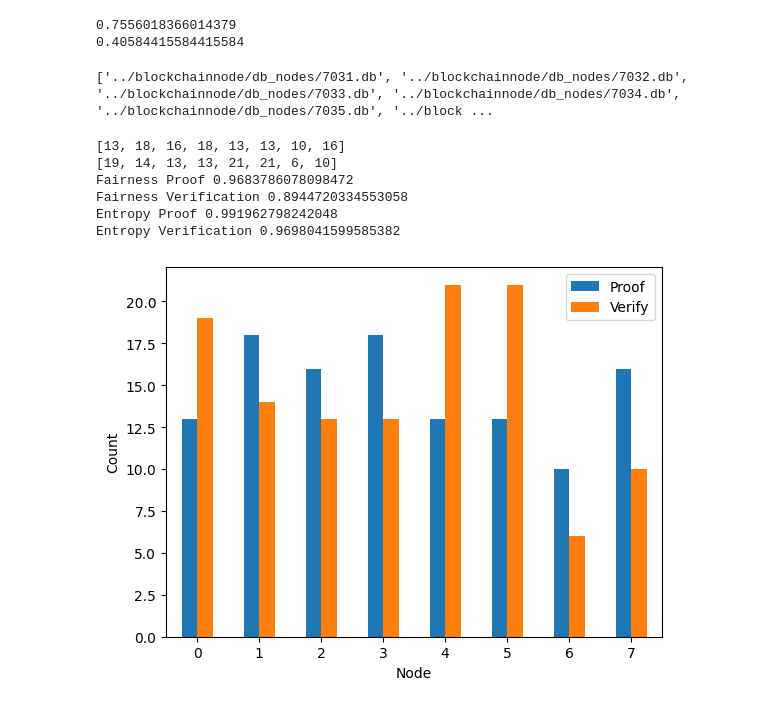
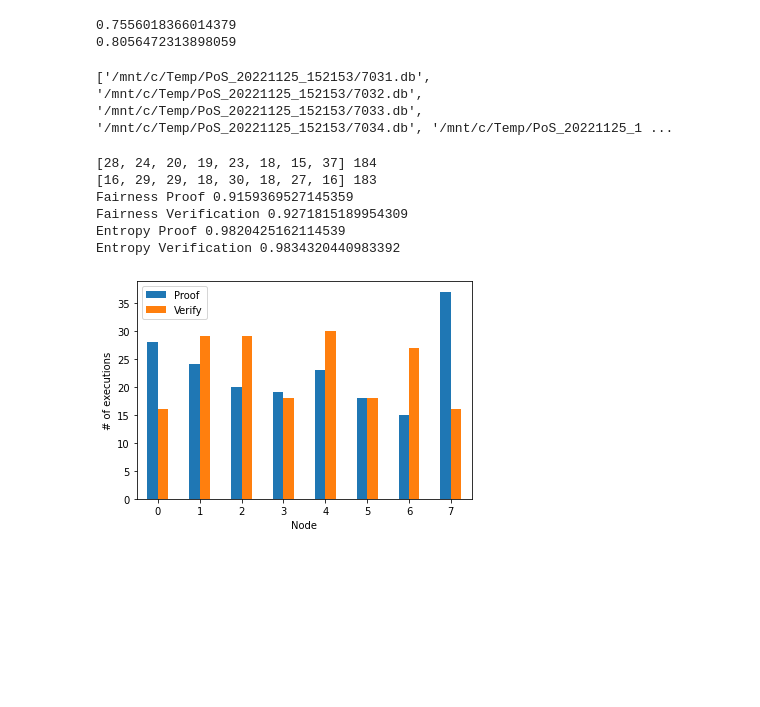
Before and after one commit to JunwookHeo/bcsos, a Jupyter notebook: python_utils/VisualPoS.ipynb, the cells around one changed output. Saved outputs shown, nothing was run; the diff lists cells and outputs as text; code cells hidden in the pictures; blank space fills up the shorter version.

```diff
--- a/python_utils/VisualPoS.ipynb
+++ b/python_utils/VisualPoS.ipynb
@@ -40,7 +40,7 @@ def entropynorm(values):
     dpi = math.log2(num)
     return - npi/dpi
 
-def fairness(values):
+def fairnessnorm(values):
     vs = np.array(values)
     num = vs.size
 
@@ -48,7 +48,10 @@ def fairness(values):
     npi = npi**2
     dpi = np.square(vs).sum()
     dpi = dpi*num
-    return npi/dpi
+
+    fn = (npi/dpi - 1/num) / (1 - 1/num)
+
+    return fn
 
 values_list = [
                 [0.1, 0.1, 0.1, 0.1, 0.1, 0.1, 0.1, 0.1, 0.1, 0.1],
@@ -57,56 +60,57 @@ values_list = [
                 ]
 
 print(entropynorm(values_list[2]))
-print(fairness(values_list[2]))
+print(fairnessnorm(values_list[1]))
 # %% [output]
 0.7556018366014379
-0.40584415584415584
+0.8056472313898059
 # %%
 import os
 
-PATH = "../blockchainnode/db_nodes"
+#PATH = "../blockchainnode/db_nodes"
+PATH = "/mnt/c/Temp/PoS_20221125_152153"
 fdbs = [os.path.join(PATH, f) for f in os.listdir(PATH) if f.split(".")[-1] == 'db']
 fdbs.sort()
 print(fdbs)
 # %% [output]
-['../blockchainnode/db_nodes/7031.db', '../blockchainnode/db_nodes/7032.db', '../blockchainnode/db_nodes/7033.db', '../blockchainnode/db_nodes/7034.db', '../blockchainnode/db_nodes/7035.db', '../block ...
+['/mnt/c/Temp/PoS_20221125_152153/7031.db', '/mnt/c/Temp/PoS_20221125_152153/7032.db', '/mnt/c/Temp/PoS_20221125_152153/7033.db', '/mnt/c/Temp/PoS_20221125_152153/7034.db', '/mnt/c/Temp/PoS_20221125_1 ...
 # %%
 # Count chart for proof and verify
 from matplotlib import pyplot as plt
 
 dfs = load_data_from_db(fdbs, 'prooftbl')
 proof = []
 for i, df in enumerate(dfs):
     proof.append(df.shape[0])
-print(proof)
+print(proof, sum(proof))
 
 dfs = load_data_from_db(fdbs, 'veriftbl')
 verif = []
 for i, df in enumerate(dfs):
     verif.append(df.shape[0])
-print(verif)
+print(verif, sum(verif))
 
 ch_list = [proof, verif]
 bdf = pd.DataFrame(ch_list).transpose()
 bdf.columns = ['Proof', 'Verify']
 ax = bdf.plot.bar(rot=0)
 plt.xlabel("Node")
-plt.ylabel("Count")
+plt.ylabel("# of executions")
 plt.savefig('Num_Prover_Verifier.png', dpi=300, bbox_inches='tight')
 
-print('Fairness Proof', fairness(proof))
-print('Fairness Verification', fairness(verif))
+print('Fairness Proof', fairnessnorm(proof))
+print('Fairness Verification', fairnessnorm(verif))
 
 print('Entropy Proof', entropynorm(proof))
 print('Entropy Verification', entropynorm(verif))
 # %% [output]
-[13, 18, 16, 18, 13, 13, 10, 16]
-[19, 14, 13, 13, 21, 21, 6, 10]
-Fairness Proof 0.9683786078098472
-Fairness Verification 0.8944720334553058
-Entropy Proof 0.991962798242048
-Entropy Verification 0.9698041599585382
+[28, 24, 20, 19, 23, 18, 15, 37] 184
+[16, 29, 29, 18, 30, 18, 27, 16] 183
+Fairness Proof 0.9159369527145359
+Fairness Verification 0.9271815189954309
+Entropy Proof 0.9820425162114539
+Entropy Verification 0.9834320440983392
-[figure, old version]
+[figure, new version]
 # %%
 # Avg. Time chart for proof and verify
 from matplotlib import pyplot as plt
```
Also changed, not shown: parts of 4 cells of this notebook.
